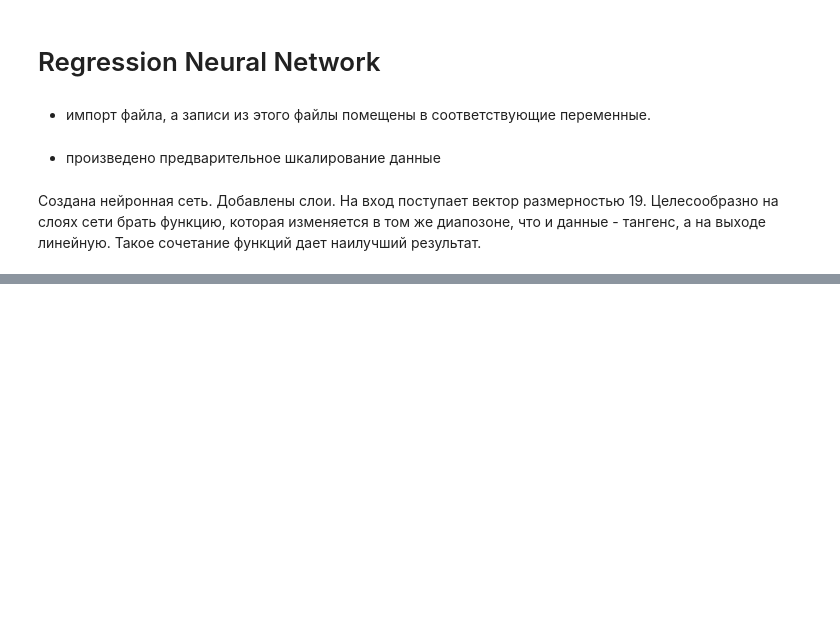
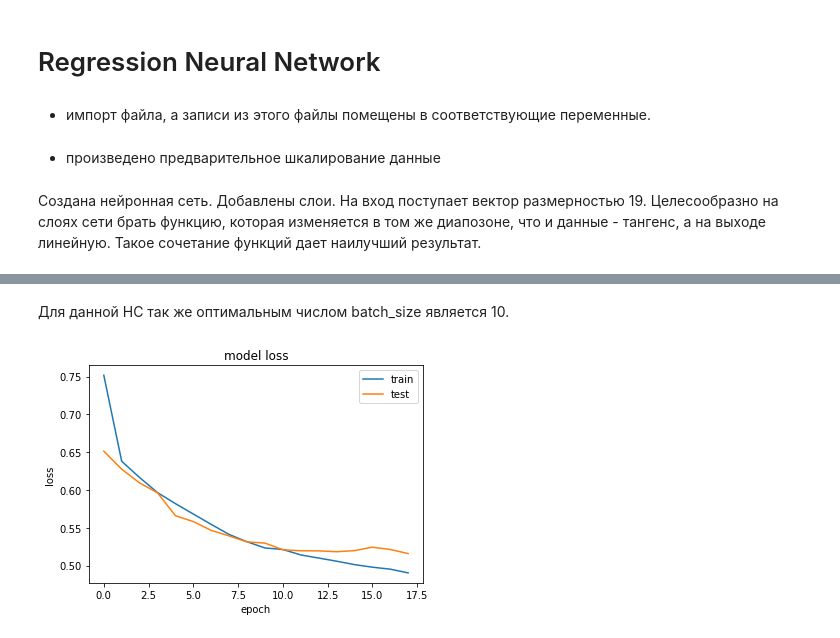
Before and after one commit to Danil181099/Python, a Jupyter notebook: Regression Neural Network.ipynb, the cells around one changed output, grey strips where cells are left out. Saved outputs shown, nothing was run; the diff lists cells and outputs as text; code cells hidden in the pictures; blank space fills up the shorter version.

```diff
--- a/Regression Neural Network.ipynb
+++ b/Regression Neural Network.ipynb
@@ -93,0 +103,21 @@ X_test = sc_X.inverse_transform(X_test)
+# %%
+# Initialising the ANN
+rnn1 = Sequential()
+
+# Adding the input layer and the first hidden layer
+rnn1.add(Dense(20, activation = 'tanh', input_dim = 19))
+
+# Adding the second hidden layer
+rnn1.add(Dense(10, activation = 'tanh'))
+
+# Adding the third hidden layer
+rnn1.add(Dense(5, activation = 'tanh'))
+
+# Adding the output layer
+rnn1.add(Dense(1, activation = 'linear'))
+
+# Compiling the ANN
+rnn1.compile(optimizer='adam', loss='mean_squared_error', metrics = ['accuracy'])
+# %%
+# Fitting the ANN to the Training set
+k1 = rnn1.fit(X_train, y_train, batch_size = 10, validation_data=(X_test, y_test), epochs = 18)
@@ -93,0 +142,2 @@ X_test = sc_X.inverse_transform(X_test)
+# %% [markdown]
+Для данной НС так же оптимальным числом batch_size является 10.
@@ -93,0 +148,12 @@ X_test = sc_X.inverse_transform(X_test)
+# %%
+# Plotting loss & accuracy
+plt.figure()
+plt.plot(k1.history['loss'])
+plt.plot(k1.history['val_loss'])
+plt.title('model loss')
+plt.ylabel('loss')
+plt.xlabel('epoch')
+plt.legend(['train', 'test'], loc='best')
+plt.show()
+# %% [output]
+[figure, added]
```
Also changed, not shown: parts of 14 cells of this notebook, 4 other files.
